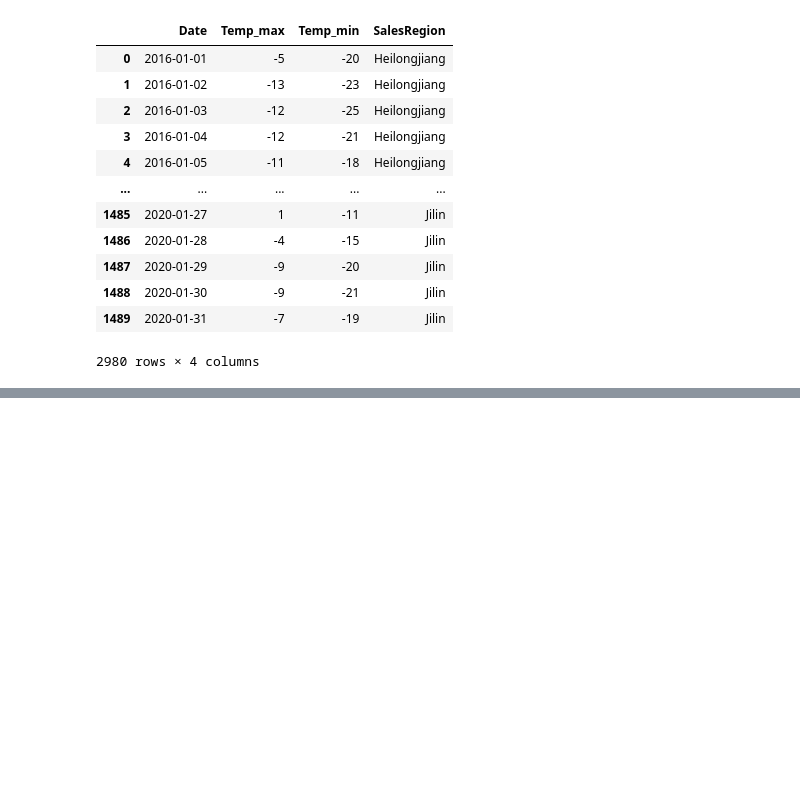
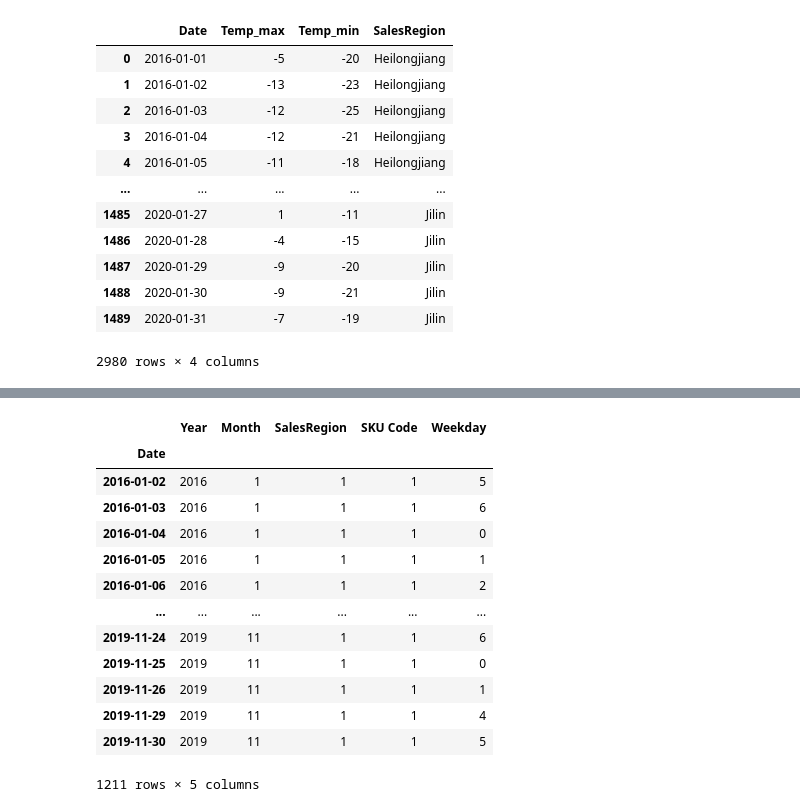
Before and after one commit to sunmingbai/BUD_competition, a Jupyter notebook: Ming/Model1.ipynb, the cells around one changed output, grey strips where cells are left out. Cells and saved outputs as stored; diff of their text form; code cells hidden in the pictures; blank space fills up the shorter version.

```diff
--- a/Ming/Model1.ipynb
+++ b/Ming/Model1.ipynb
@@ -230,0 +292,6 @@ createdataset(totalset, historicalsale, masterdata, commercialplanning,Twotemps
+# %%
+xcols=[]
+for col in totalset.columns:
+    if col not in ['VolumeHL','Date']:
+        xcols.append(col)
+xcols
@@ -230,0 +372,19 @@ createdataset(totalset, historicalsale, masterdata, commercialplanning,Twotemps
+# %%
+X=totalseth1[xcols]
+y=totalseth1['VolumeHL']
+X
+# %% [output]
+|  | Year | Month | SalesRegion | SKU Code | Weekday |
+| Date |  |  |  |  |  |
+| 2016-01-02 | 2016 | 1 | 1 | 1 | 5 |
+| 2016-01-03 | 2016 | 1 | 1 | 1 | 6 |
+| 2016-01-04 | 2016 | 1 | 1 | 1 | 0 |
+| 2016-01-05 | 2016 | 1 | 1 | 1 | 1 |
+| 2016-01-06 | 2016 | 1 | 1 | 1 | 2 |
+| ... | ... | ... | ... | ... | ... |
+| 2019-11-24 | 2019 | 11 | 1 | 1 | 6 |
+| 2019-11-25 | 2019 | 11 | 1 | 1 | 0 |
+| 2019-11-26 | 2019 | 11 | 1 | 1 | 1 |
+| 2019-11-29 | 2019 | 11 | 1 | 1 | 4 |
+| 2019-11-30 | 2019 | 11 | 1 | 1 | 5 |
+1211 rows × 5 columns
```
Also changed, not shown: parts of 39 cells of this notebook, 1 other file.
